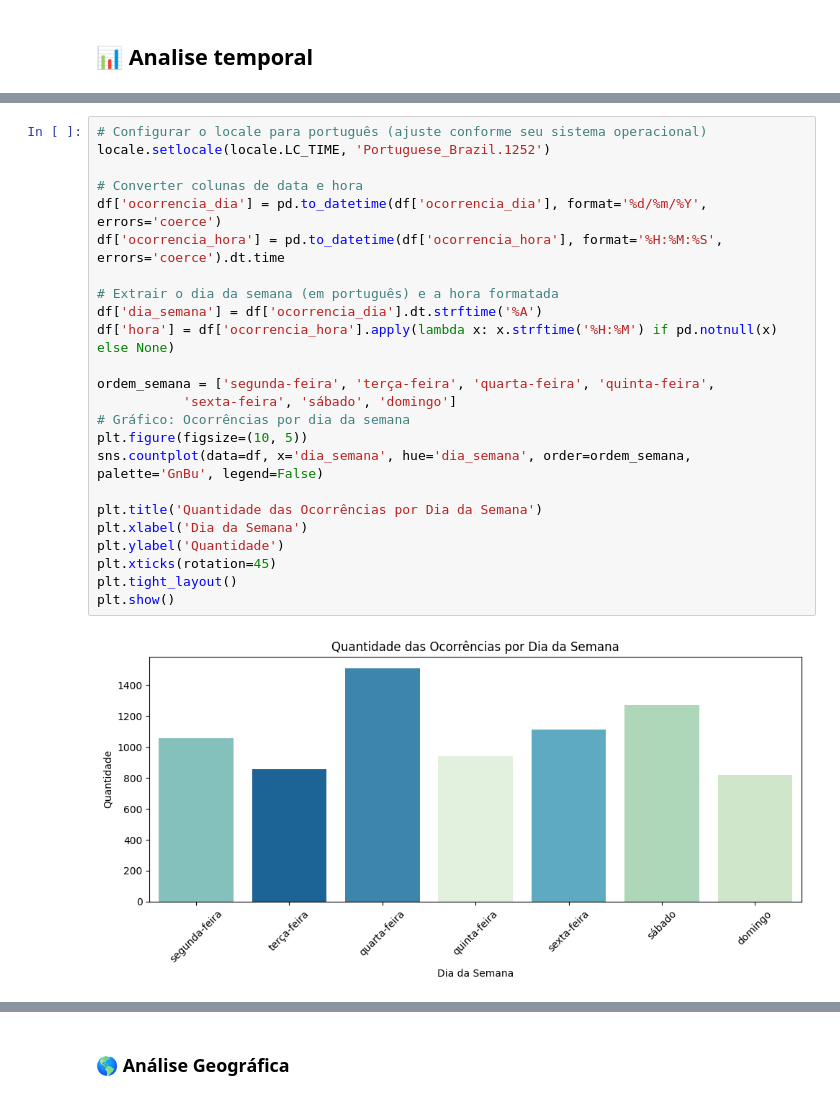
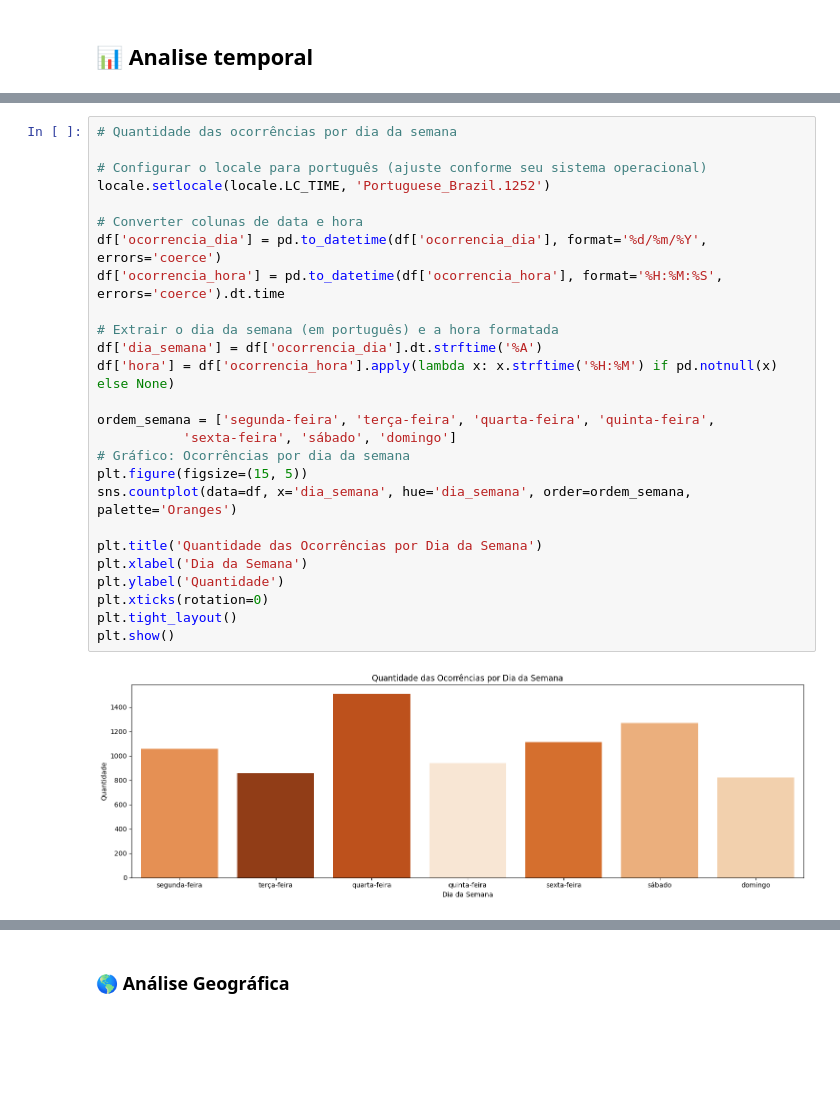
Before and after one commit to GabrielCosta45/analise_aeronautica, a Jupyter notebook: voos_seguros.ipynb, the cells around one changed output, grey strips where cells are left out. Saved outputs shown, nothing was run; the diff lists cells and outputs as text; blank space fills up the shorter version.

```diff
--- a/voos_seguros.ipynb
+++ b/voos_seguros.ipynb
@@ -88,27 +88,29 @@ plt.show()
 # %%
+# Quantidade das ocorrências por dia da semana
+
 # Configurar o locale para português (ajuste conforme seu sistema operacional)
 locale.setlocale(locale.LC_TIME, 'Portuguese_Brazil.1252')
 
 # Converter colunas de data e hora
 df['ocorrencia_dia'] = pd.to_datetime(df['ocorrencia_dia'], format='%d/%m/%Y', errors='coerce')
 df['ocorrencia_hora'] = pd.to_datetime(df['ocorrencia_hora'], format='%H:%M:%S', errors='coerce').dt.time
 
 # Extrair o dia da semana (em português) e a hora formatada
 df['dia_semana'] = df['ocorrencia_dia'].dt.strftime('%A')
 df['hora'] = df['ocorrencia_hora'].apply(lambda x: x.strftime('%H:%M') if pd.notnull(x) else None)
 
 ordem_semana = ['segunda-feira', 'terça-feira', 'quarta-feira', 'quinta-feira',
            'sexta-feira', 'sábado', 'domingo']
 # Gráfico: Ocorrências por dia da semana
-plt.figure(figsize=(10, 5))
-sns.countplot(data=df, x='dia_semana', hue='dia_semana', order=ordem_semana, palette='GnBu', legend=False)
+plt.figure(figsize=(15, 5))
+sns.countplot(data=df, x='dia_semana', hue='dia_semana', order=ordem_semana, palette='Oranges')
 
 plt.title('Quantidade das Ocorrências por Dia da Semana')
 plt.xlabel('Dia da Semana')
 plt.ylabel('Quantidade')
-plt.xticks(rotation=45)
+plt.xticks(rotation=0)
 plt.tight_layout()
 plt.show()
 # %% [output]
-[figure, old version]
+[figure, new version]
 # %%
```
Also changed, not shown: parts of 21 cells of this notebook, 1 other file.
